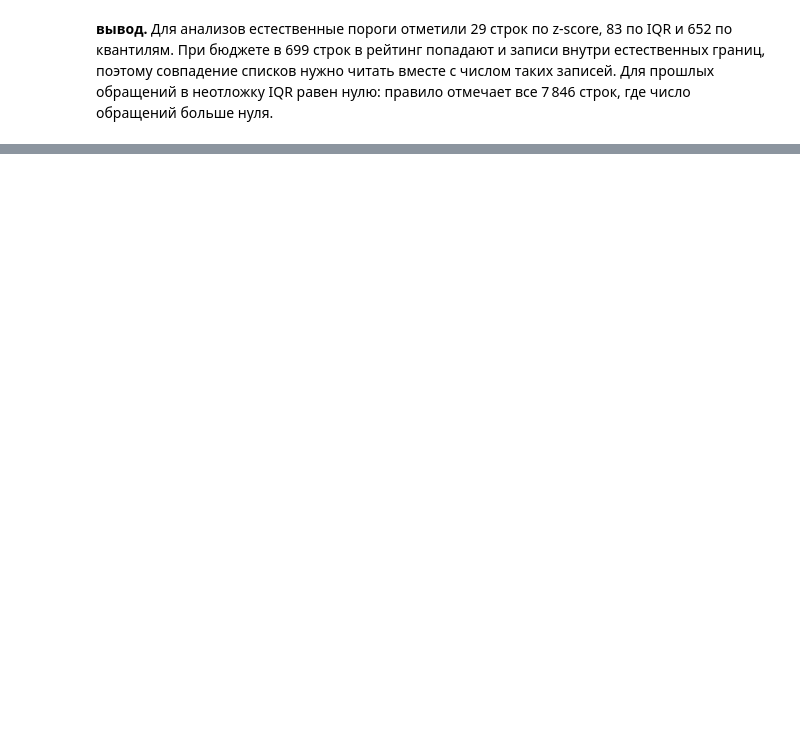
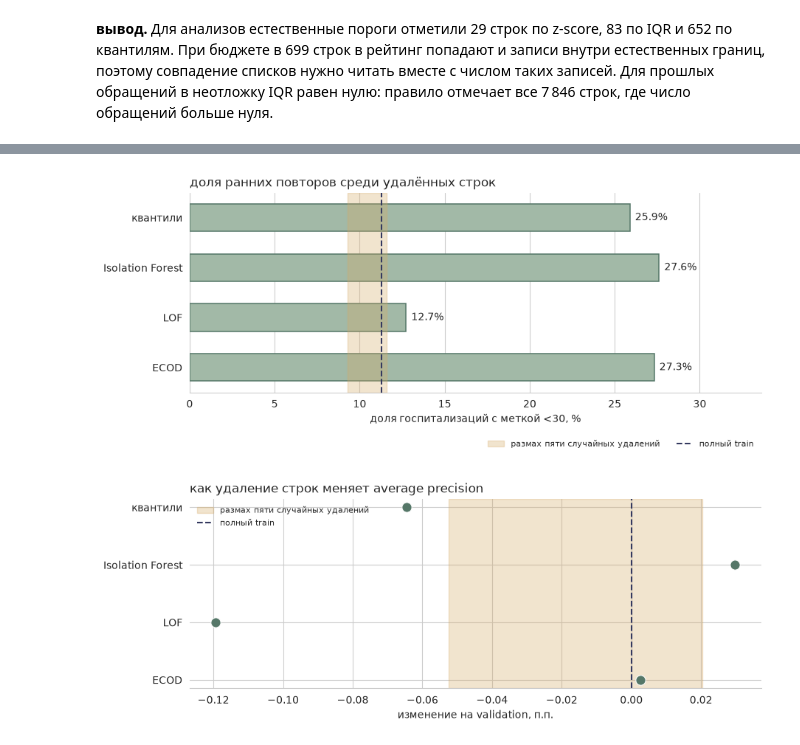
Before and after one commit to FlexonaFFt/cu-ml-diabetes-project, a Jupyter notebook: eda_notebooks/anomalies.ipynb, the cells around one changed output, grey strips where cells are left out. Drawn from its saved outputs; the diff is of its cells as text; code cells hidden in the pictures; blank space fills up the shorter version.

```diff
--- a/eda_notebooks/anomalies.ipynb
+++ b/eda_notebooks/anomalies.ipynb
@@ -411,0 +483,78 @@ IQR для «прошлые обращения в неотложку» раве
+# %%
+holdout = cohort.iloc[holdout_idx]
+val_idx, _ = next(GroupShuffleSplit(n_splits=1, test_size=0.50, random_state=42)
+                  .split(holdout, groups=holdout["patient_nbr"]))
+validation = holdout.iloc[val_idx]
+assert len(validation) == 15_172 and validation["patient_nbr"].nunique() == 10_566
+assert not validation["patient_nbr"].isin(train["patient_nbr"]).any()
+
+numeric = anomaly_columns
+categorical = ["age", "admission_type_id", "admission_source_id", "discharge_disposition_id",
+               "A1Cresult", "max_glu_serum"]
+model_columns = numeric + categorical
+target = "readmitted_30d"
+
+def fit_and_evaluate(removed_rows):
+    fit_data = train.drop(index=removed_rows)
+    preprocessing = ColumnTransformer([
+        ("num", Pipeline([("impute", SimpleImputer(strategy="median")),
+                          ("scale", StandardScaler())]), numeric),
+        ("cat", Pipeline([("impute", SimpleImputer(strategy="most_frequent")),
+                          ("encode", OneHotEncoder(handle_unknown="ignore"))]), categorical),
+    ])
+    model = Pipeline([("preprocess", preprocessing),
+                      ("logistic", LogisticRegression(max_iter=1000))])
+    model.fit(fit_data[model_columns], fit_data[target])
+    probability = model.predict_proba(validation[model_columns])[:, 1]
+    return {
+        "строк убрали": len(removed_rows),
+        "ранних повторов убрали": train.loc[removed_rows, target].sum(),
+        "average precision": average_precision_score(validation[target], probability),
+        "ROC AUC": roc_auc_score(validation[target], probability),
+    }
+
+removals = {"полный train": train.index[:0], **detector_rows}
+removals.update({
+    f"случайное удаление {seed}": train.sample(n=n_flagged, random_state=seed).index
+    for seed in range(42, 47)
+})
+assert all(len(rows) == n_flagged for name, rows in removals.items() if name != "полный train")
+removal_results = pd.DataFrame({name: fit_and_evaluate(rows) for name, rows in removals.items()}).T
+base_ap = removal_results.loc["полный train", "average precision"]
+removal_results["изменение AP, п.п."] = (removal_results["average precision"] - base_ap) * 100
+display(removal_results.round(5).astype({"строк убрали": int, "ранних повторов убрали": int}))
+
+removed = removal_results.loc[removal_results["строк убрали"].gt(0)]
+removed_rates = removed["ранних повторов убрали"].div(removed["строк убрали"]) * 100
+detector_rates = removed_rates.loc[list(detector_rows)]
+random_rates = removed_rates.loc[removed_rates.index.str.startswith("случайное")]
+
+with sns.axes_style("whitegrid", {"axes.grid.axis": "x"}):
+    fig, ax = plt.subplots(figsize=(9, 3.8), layout="constrained")
+    sns.barplot(x=detector_rates, y=detector_rates.index, color="#A2B9A7", saturation=1,
+                edgecolor="#557768", linewidth=1.1, width=0.55, ax=ax)
+    ax.bar_label(ax.containers[0], fmt="%.1f%%", padding=5)
+    ax.axvspan(random_rates.min(), random_rates.max(), color="#D6AB67", alpha=0.32,
+               label="размах пяти случайных удалений")
+    ax.axvline(train[target].mean() * 100, color="#34395F", linestyle="--", label="полный train")
+    ax.set_title("доля ранних повторов среди удалённых строк", loc="left")
+    ax.set(xlabel="доля госпитализаций с меткой <30, %", ylabel=None,
+           xlim=(0, max(detector_rates.max(), random_rates.max()) + 6))
+    ax.legend(frameon=False, fontsize=8, loc="upper right", bbox_to_anchor=(1, -0.20), ncol=2)
+    sns.despine(ax=ax, left=True)
+plt.show()
+
+random_deltas = removal_results.loc[removal_results.index.str.startswith("случайное"), "изменение AP, п.п."]
+detector_deltas = removal_results.loc[list(detector_rows), "изменение AP, п.п."]
+with sns.axes_style("whitegrid", {"axes.grid.axis": "x"}):
+    fig, ax = plt.subplots(figsize=(9, 3.3), layout="constrained")
+    ax.axvspan(random_deltas.min(), random_deltas.max(), color="#D6AB67", alpha=0.32,
+               label="размах пяти случайных удалений")
+    ax.axvline(0, color="#34395F", linestyle="--", label="полный train")
+    sns.scatterplot(x=detector_deltas, y=detector_deltas.index, color="#557768", s=92, ax=ax)
+    ax.set_title("как удаление строк меняет average precision", loc="left")
+    ax.set(xlabel="изменение на validation, п.п.", ylabel=None)
+    ax.legend(frameon=False, fontsize=8)
+    sns.despine(ax=ax, left=True)
+plt.show()
+# %% [output]
@@ -411,0 +572,2 @@ IQR для «прошлые обращения в неотложку» раве
+[figure, added]
+[figure, added]
```
Also changed, not shown: parts of 8 cells of this notebook, 1 other file.
